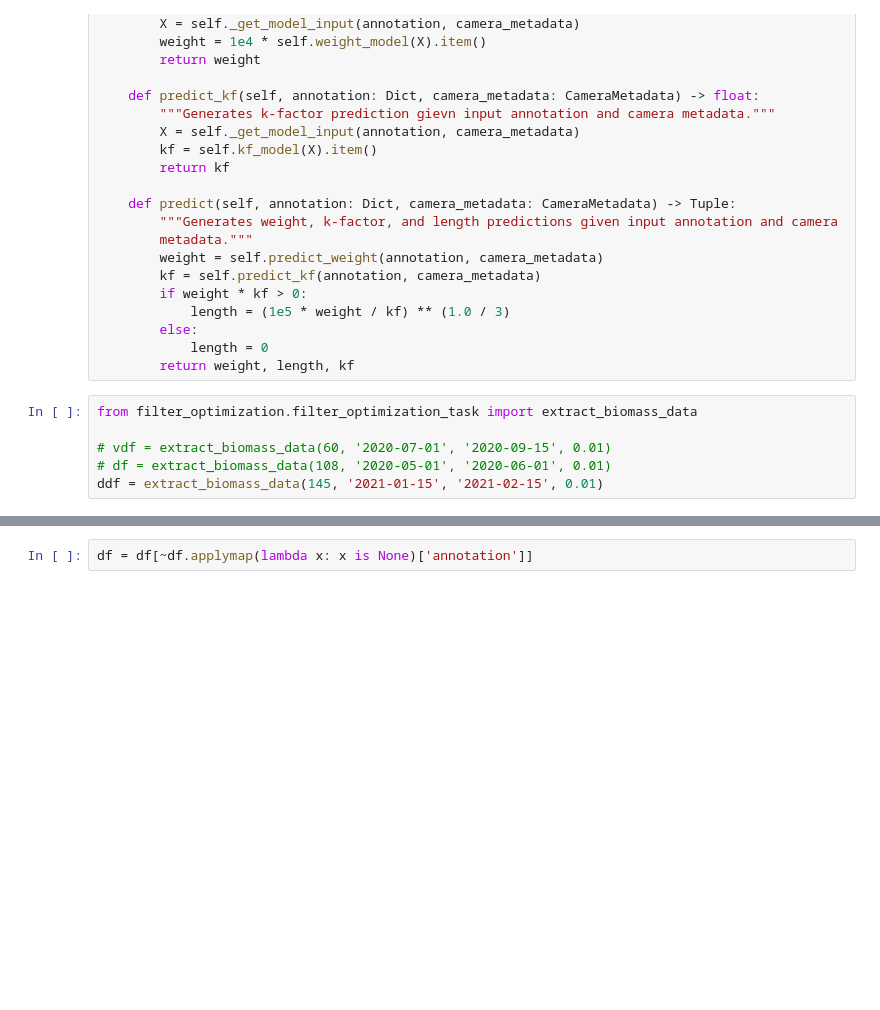
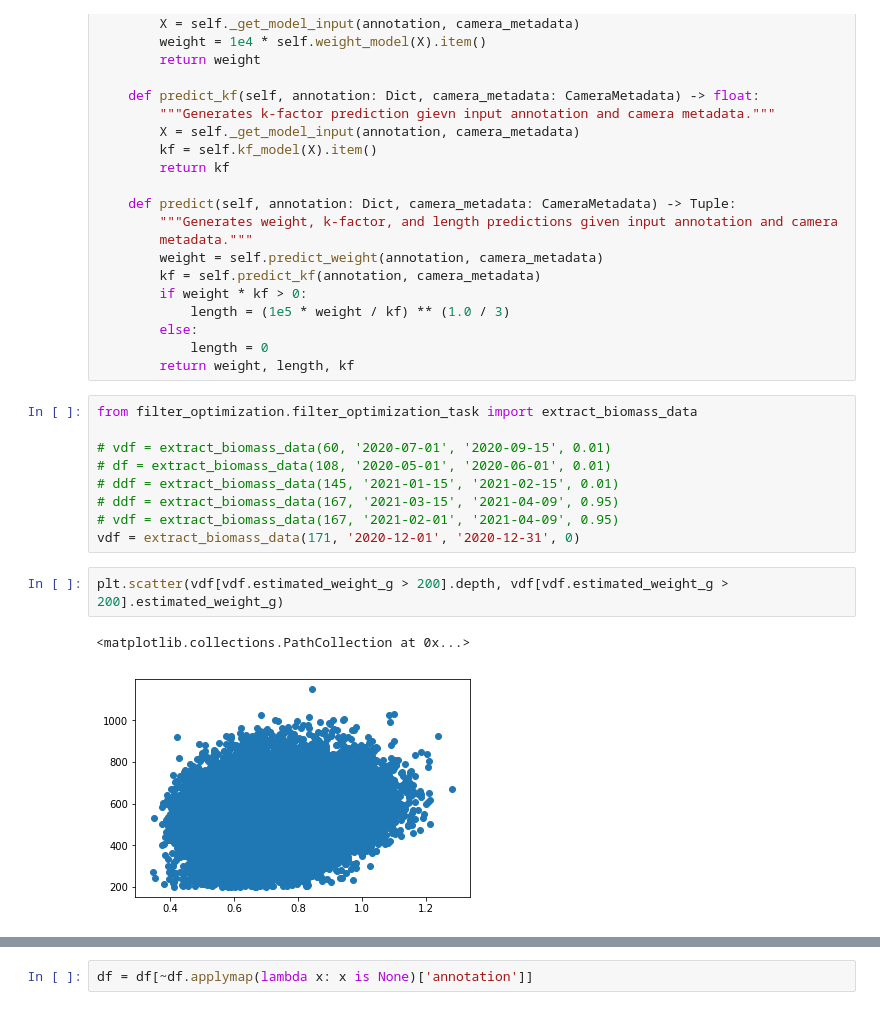
Before and after one commit to isabellafaccone/aquabytePersonal, a Jupyter notebook: bryton/biomass/Optical Sampling Bias.ipynb, the cells around one changed output, grey strips where cells are left out. Saved outputs shown, nothing was run; the diff lists cells and outputs as text; blank space fills up the shorter version.

```diff
--- a/bryton/biomass/Optical Sampling Bias.ipynb
+++ b/bryton/biomass/Optical Sampling Bias.ipynb
@@ -213,4 +213,12 @@ from filter_optimization.filter_optimization_task import extract_biomass_data
 
 # vdf = extract_biomass_data(60, '2020-07-01', '2020-09-15', 0.01)
 # df = extract_biomass_data(108, '2020-05-01', '2020-06-01', 0.01)
-ddf = extract_biomass_data(145, '2021-01-15', '2021-02-15', 0.01)
+# ddf = extract_biomass_data(145, '2021-01-15', '2021-02-15', 0.01)
+# ddf = extract_biomass_data(167, '2021-03-15', '2021-04-09', 0.95)
+# vdf = extract_biomass_data(167, '2021-02-01', '2021-04-09', 0.95)
+vdf = extract_biomass_data(171, '2020-12-01', '2020-12-31', 0)
+# %%
+plt.scatter(vdf[vdf.estimated_weight_g > 200].depth, vdf[vdf.estimated_weight_g > 200].estimated_weight_g)
+# %% [output]
+<matplotlib.collections.PathCollection at 0x...>
+[figure, added]
```
Also changed, not shown: parts of 34 cells of this notebook, 15 other files.
